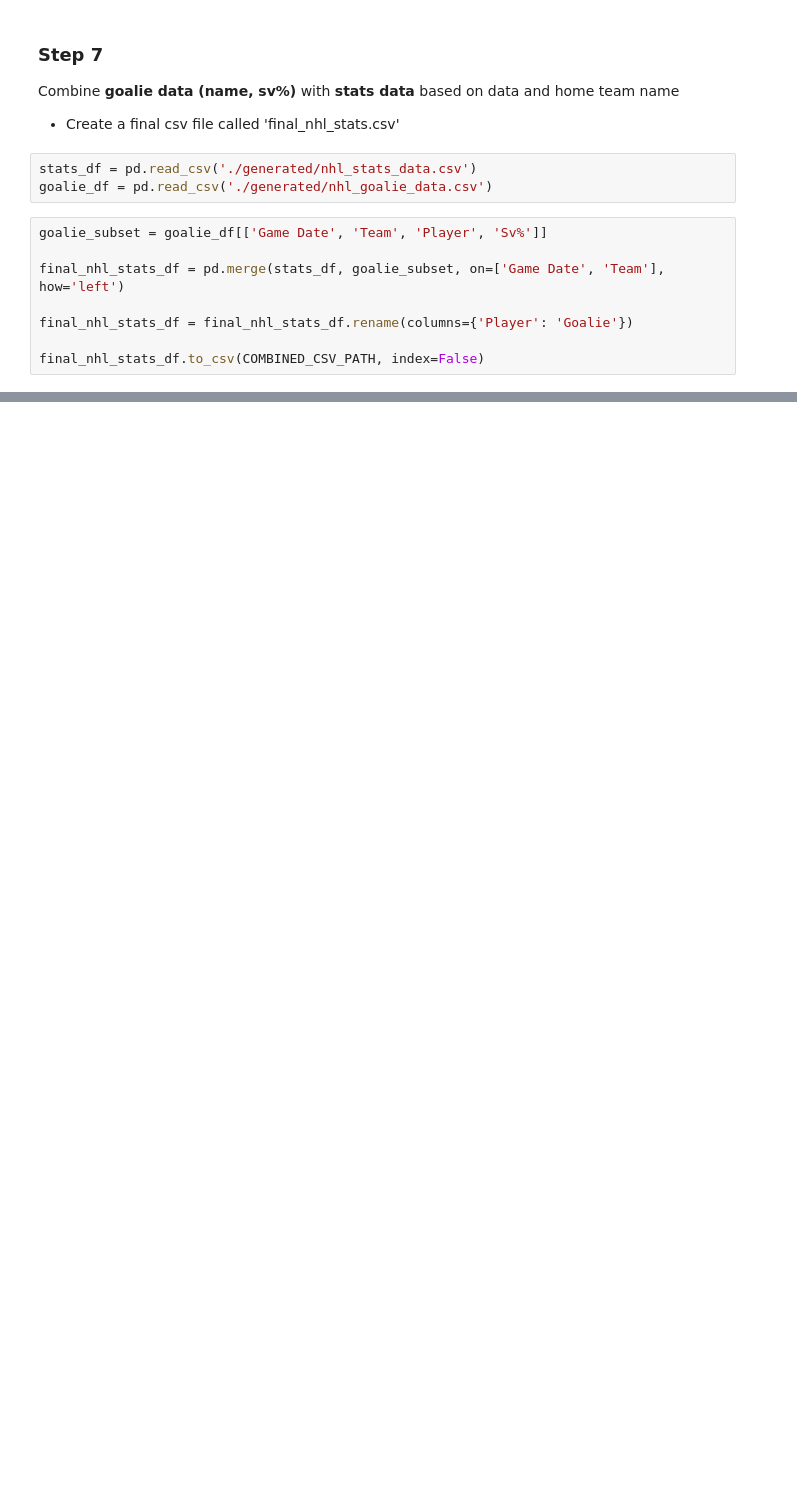
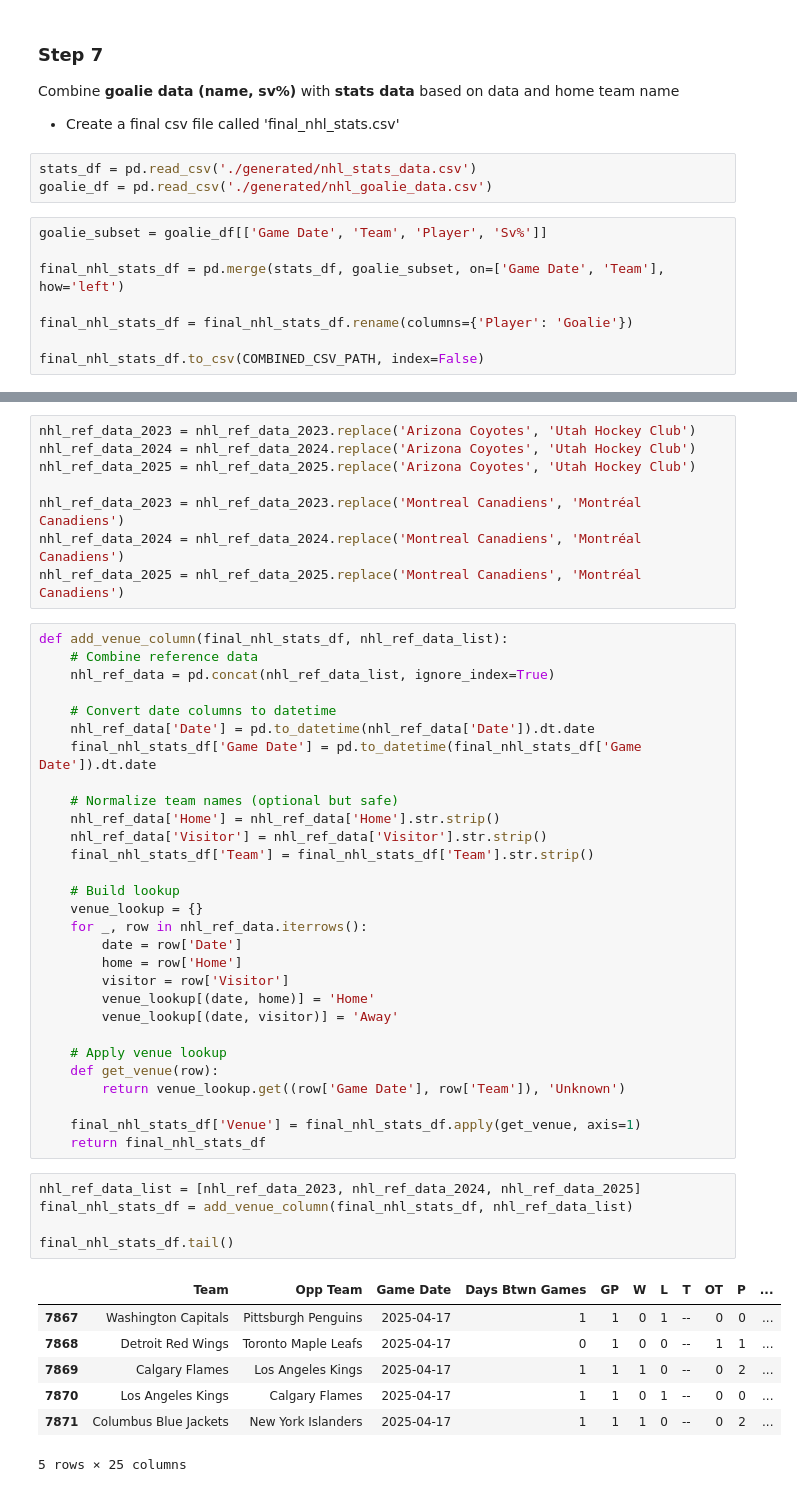
Before and after one commit to Griger2004/NHL_predictor, a Jupyter notebook: main/ml_dev/notebooks/data_scraper.ipynb, the cells around one changed output, grey strips where cells are left out. Saved outputs shown, nothing was run; the diff lists cells and outputs as text; blank space fills up the shorter version.

Commit message:
update scraper to fetch latest game data

```diff
--- a/main/ml_dev/notebooks/data_scraper.ipynb
+++ b/main/ml_dev/notebooks/data_scraper.ipynb
@@ -258,0 +280,50 @@ final_nhl_stats_df.to_csv(COMBINED_CSV_PATH, index=False)
+# %%
+nhl_ref_data_2023 = nhl_ref_data_2023.replace('Arizona Coyotes', 'Utah Hockey Club')
+nhl_ref_data_2024 = nhl_ref_data_2024.replace('Arizona Coyotes', 'Utah Hockey Club')
+nhl_ref_data_2025 = nhl_ref_data_2025.replace('Arizona Coyotes', 'Utah Hockey Club')
+
+nhl_ref_data_2023 = nhl_ref_data_2023.replace('Montreal Canadiens', 'Montréal Canadiens')
+nhl_ref_data_2024 = nhl_ref_data_2024.replace('Montreal Canadiens', 'Montréal Canadiens')
+nhl_ref_data_2025 = nhl_ref_data_2025.replace('Montreal Canadiens', 'Montréal Canadiens')
+# %%
+def add_venue_column(final_nhl_stats_df, nhl_ref_data_list):
+    # Combine reference data
+    nhl_ref_data = pd.concat(nhl_ref_data_list, ignore_index=True)
+
+    # Convert date columns to datetime
+    nhl_ref_data['Date'] = pd.to_datetime(nhl_ref_data['Date']).dt.date
+    final_nhl_stats_df['Game Date'] = pd.to_datetime(final_nhl_stats_df['Game Date']).dt.date
+
+    # Normalize team names (optional but safe)
+    nhl_ref_data['Home'] = nhl_ref_data['Home'].str.strip()
+    nhl_ref_data['Visitor'] = nhl_ref_data['Visitor'].str.strip()
+    final_nhl_stats_df['Team'] = final_nhl_stats_df['Team'].str.strip()
+
+    # Build lookup
+    venue_lookup = {}
+    for _, row in nhl_ref_data.iterrows():
+        date = row['Date']
+        home = row['Home']
+        visitor = row['Visitor']
+        venue_lookup[(date, home)] = 'Home'
+        venue_lookup[(date, visitor)] = 'Away'
+
+    # Apply venue lookup
+    def get_venue(row):
+        return venue_lookup.get((row['Game Date'], row['Team']), 'Unknown')
+
+    final_nhl_stats_df['Venue'] = final_nhl_stats_df.apply(get_venue, axis=1)
+    return final_nhl_stats_df
+# %%
+nhl_ref_data_list = [nhl_ref_data_2023, nhl_ref_data_2024, nhl_ref_data_2025]
+final_nhl_stats_df = add_venue_column(final_nhl_stats_df, nhl_ref_data_list)
+
+final_nhl_stats_df.tail()
+# %% [output]
+|  | Team | Opp Team | Game Date | Days Btwn Games | GP | W | L | T | OT | P | ... |
+| 7867 | Washington Capitals | Pittsburgh Penguins | 2025-04-17 | 1 | 1 | 0 | 1 | -- | 0 | 0 | ... |
+| 7868 | Detroit Red Wings | Toronto Maple Leafs | 2025-04-17 | 0 | 1 | 0 | 0 | -- | 1 | 1 | ... |
+| 7869 | Calgary Flames | Los Angeles Kings | 2025-04-17 | 1 | 1 | 1 | 0 | -- | 0 | 2 | ... |
+| 7870 | Los Angeles Kings | Calgary Flames | 2025-04-17 | 1 | 1 | 0 | 1 | -- | 0 | 0 | ... |
+| 7871 | Columbus Blue Jackets | New York Islanders | 2025-04-17 | 1 | 1 | 1 | 0 | -- | 0 | 2 | ... |
+5 rows × 25 columns
```
Also changed, not shown: parts of 12 cells of this notebook, 4 other files.
